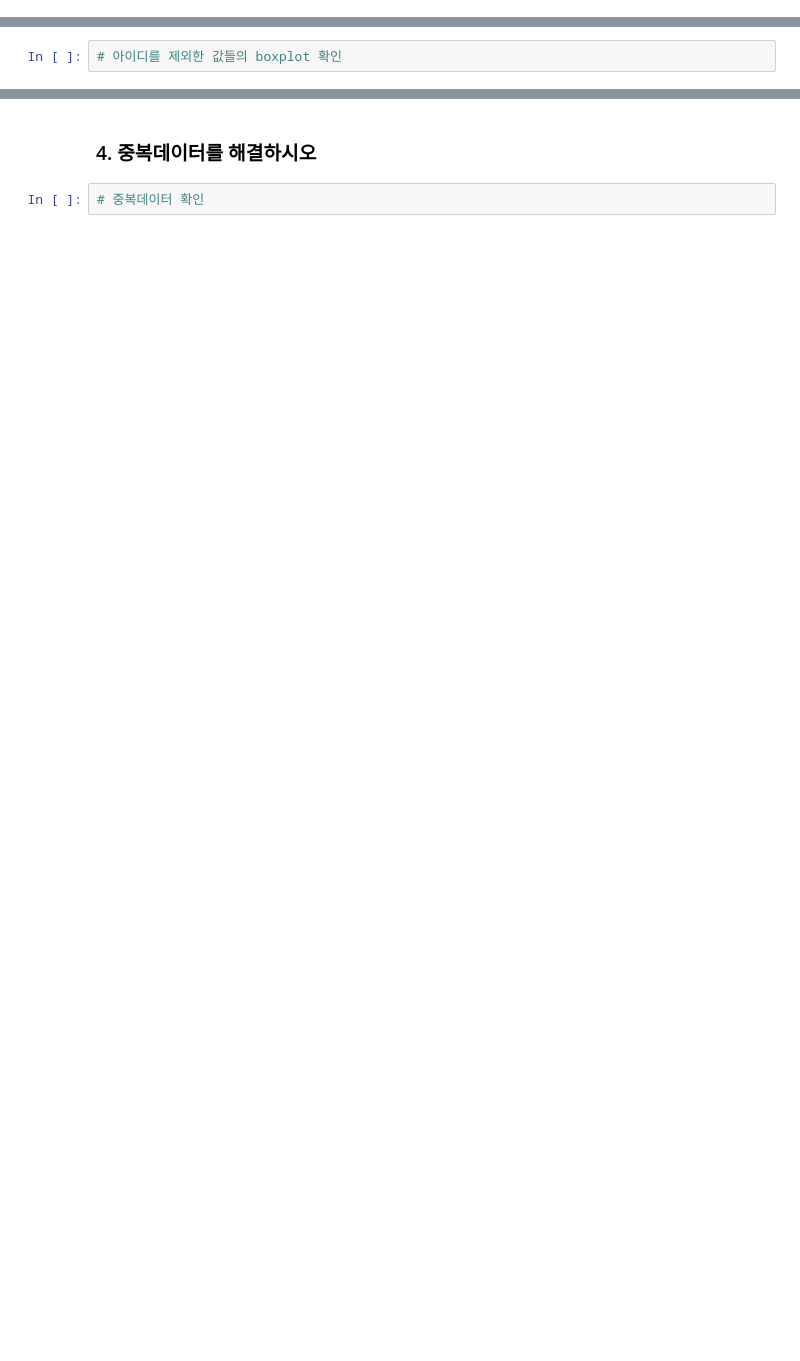
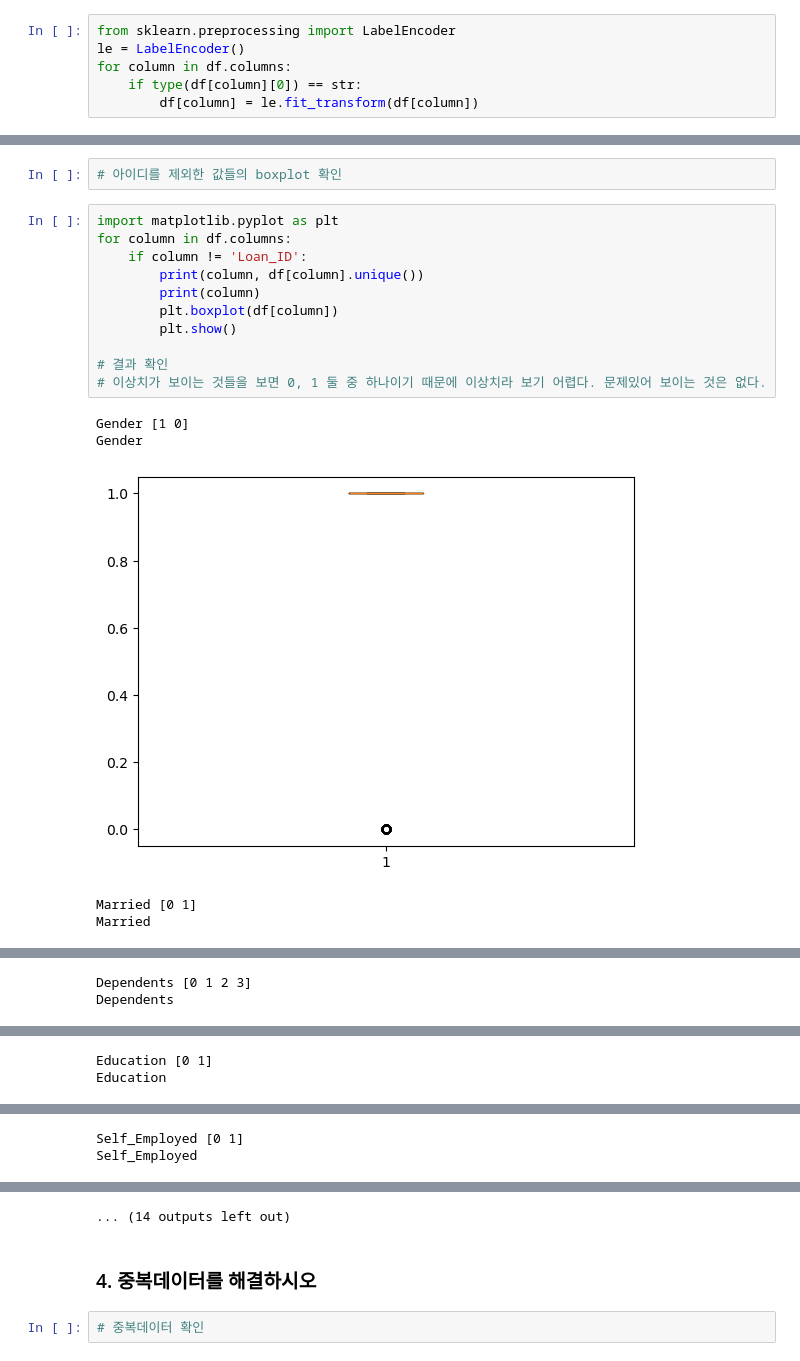
Before and after one commit to MaengJuyoung/kgitbank-MachineLearning, a Jupyter notebook: 2.데이터 클린징/Quiz06-loan(대출).ipynb, the cells around one changed output, grey strips where cells are left out. Saved outputs shown, nothing was run; the diff lists cells and outputs as text; blank space fills up the shorter version.

```diff
--- a/2.데이터 클린징/Quiz06-loan(대출).ipynb
+++ b/2.데이터 클린징/Quiz06-loan(대출).ipynb
@@ -358,4 +362,10 @@ df[['Gender', 'Gender_int']]
 # %%
 # 나머지 문자열들은 자기 자신의 컬럼 위치에 숫자로 변환 (LabelEncoder 사용)
+# %%
+from sklearn.preprocessing import LabelEncoder
+le = LabelEncoder()
+for column in df.columns:
+    if type(df[column][0]) == str:
+        df[column] = le.fit_transform(df[column])
 # %%
 # 숫자로 변환 결과 type 확인
@@ -370,2 +442,19 @@ df[['Gender', 'Gender_int']]
 # %%
 # 아이디를 제외한 값들의 boxplot 확인
+# %%
+import matplotlib.pyplot as plt
+for column in df.columns:
+    if column != 'Loan_ID':
+        print(column, df[column].unique())
+        print(column)
+        plt.boxplot(df[column])
+        plt.show()
+
+# 결과 확인
+# 이상치가 보이는 것들을 보면 0, 1 둘 중 하나이기 때문에 이상치라 보기 어렵다. 문제있어 보이는 것은 없다.
+# %% [output]
+Gender [1 0]
+Gender
+[figure, added]
+Married [0 1]
+Married
@@ -371,0 +462,2 @@ df[['Gender', 'Gender_int']]
+Dependents [0 1 2 3]
+Dependents
@@ -371,0 +465,2 @@ df[['Gender', 'Gender_int']]
+Education [0 1]
+Education
@@ -371,0 +468,2 @@ df[['Gender', 'Gender_int']]
+Self_Employed [0 1]
+Self_Employed
@@ -372,3 +489,4 @@ df[['Gender', 'Gender_int']]
+... (14 outputs left out)
 # %% [markdown]
 ### 4. 중복데이터를 해결하시오
 # %%
```
Also changed, not shown: parts of 7 cells of this notebook, 3 other files.
